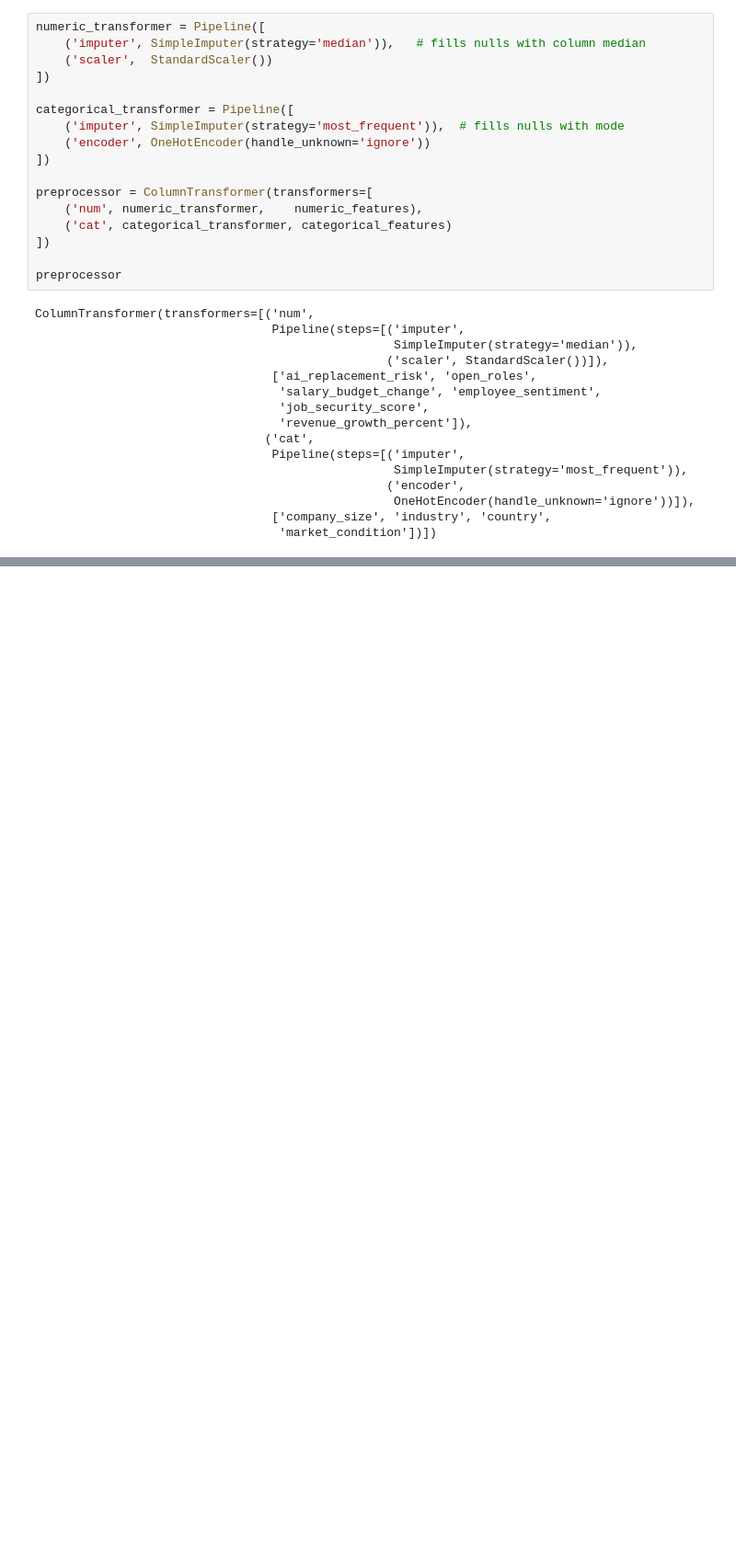
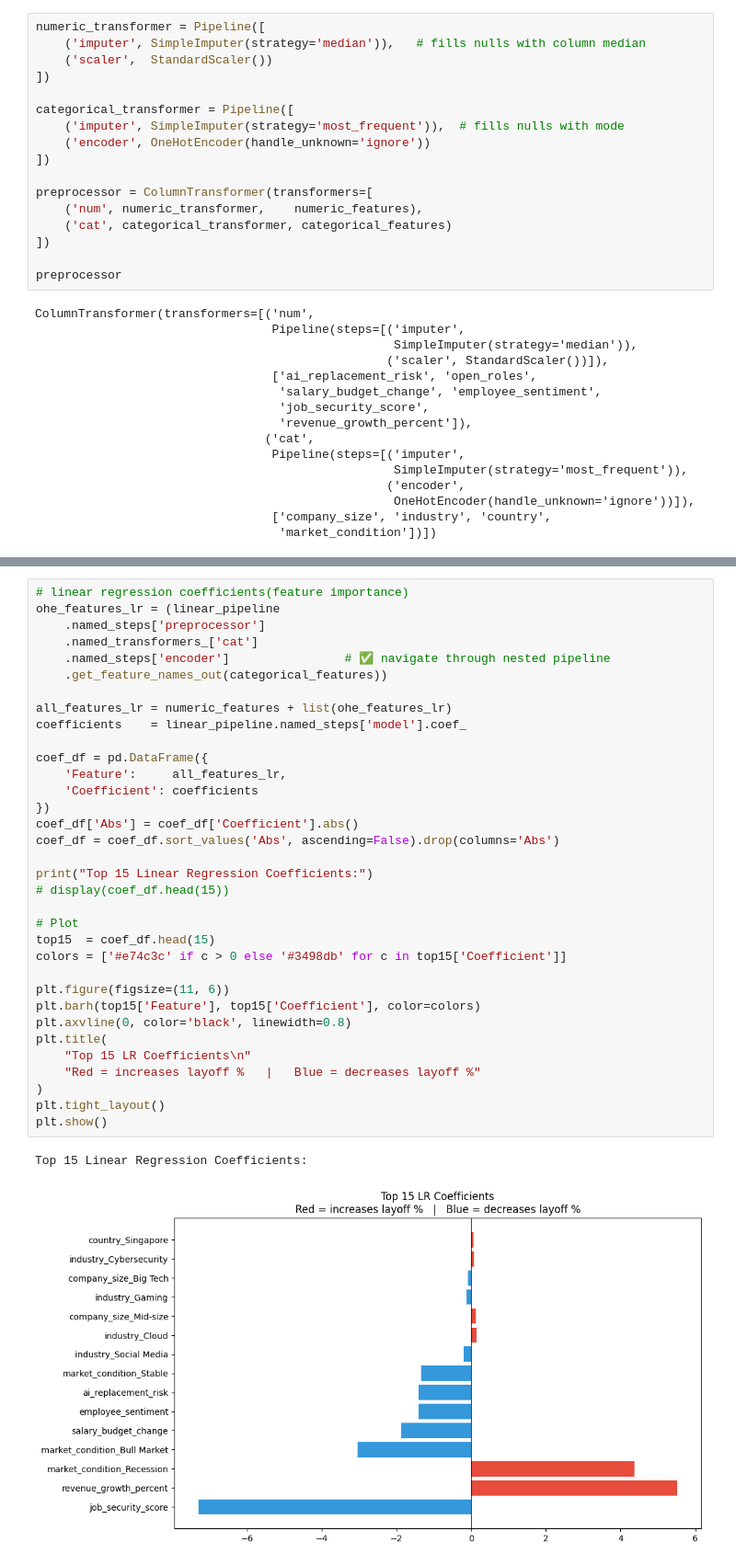
Before and after one commit to Ishasavani1402/Machin_Learning, a Jupyter notebook: LAYOFF_COUNT_PREDICTION/ml.ipynb, the cells around one changed output, grey strips where cells are left out. Shown at 92% size. Cells and saved outputs as stored; diff of their text form; blank space fills up the shorter version.

```diff
--- a/LAYOFF_COUNT_PREDICTION/ml.ipynb
+++ b/LAYOFF_COUNT_PREDICTION/ml.ipynb
@@ -367,3 +385,40 @@ plt.show()
+# %%
+# linear regression coefficients(feature importance)
+ohe_features_lr = (linear_pipeline
+    .named_steps['preprocessor']
+    .named_transformers_['cat']
+    .named_steps['encoder']                # ✅ navigate through nested pipeline
+    .get_feature_names_out(categorical_features))
+
+all_features_lr = numeric_features + list(ohe_features_lr)
+coefficients    = linear_pipeline.named_steps['model'].coef_
+
+coef_df = pd.DataFrame({
+    'Feature':     all_features_lr,
+    'Coefficient': coefficients
+})
+coef_df['Abs'] = coef_df['Coefficient'].abs()
+coef_df = coef_df.sort_values('Abs', ascending=False).drop(columns='Abs')
+
+print("Top 15 Linear Regression Coefficients:")
+# display(coef_df.head(15))
+
+# Plot
+top15  = coef_df.head(15)
+colors = ['#e74c3c' if c > 0 else '#3498db' for c in top15['Coefficient']]
+
+plt.figure(figsize=(11, 6))
+plt.barh(top15['Feature'], top15['Coefficient'], color=colors)
+plt.axvline(0, color='black', linewidth=0.8)
+plt.title(
+    "Top 15 LR Coefficients\n"
+    "Red = increases layoff %   |   Blue = decreases layoff %"
+)
+plt.tight_layout()
+plt.show()
+# %% [output]
+Top 15 Linear Regression Coefficients:
+[figure, added]
 # %%
 ohe_features = rf_pipeline.named_steps[
     "preprocessor"
```
Also changed, not shown: parts of 7 cells of this notebook.
